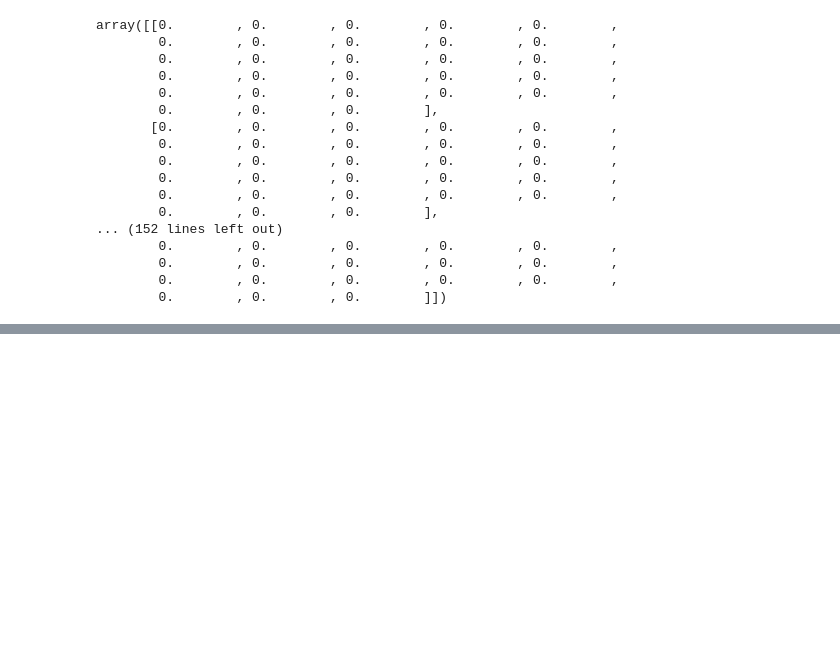
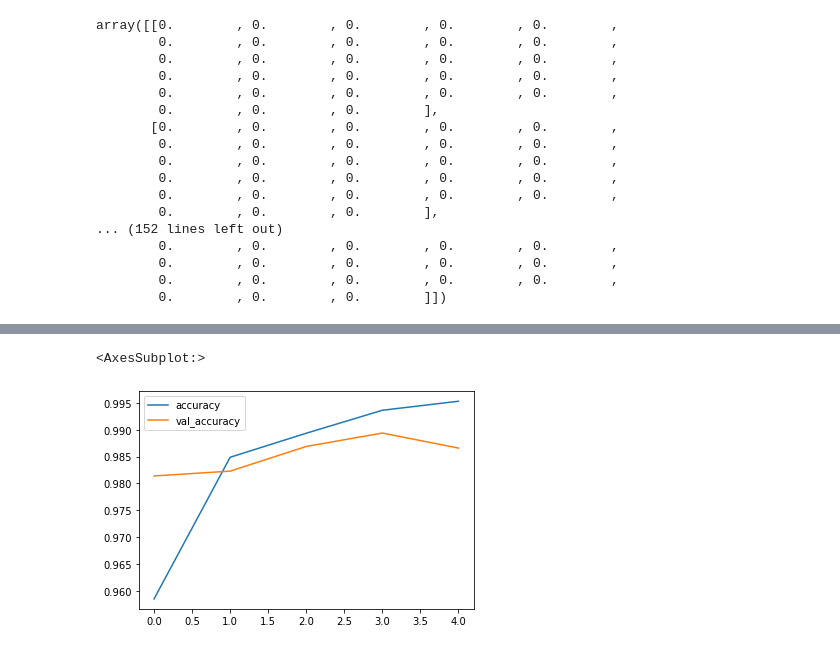
Before and after one commit to gtechzilla/tensorflow_certification, a Jupyter notebook: CNN/mnist.ipynb, the cells around one changed output, grey strips where cells are left out. Cells and saved outputs as stored; diff of their text form; code cells hidden in the pictures; blank space fills up the shorter version.

```diff
--- a/CNN/mnist.ipynb
+++ b/CNN/mnist.ipynb
@@ -95,0 +114,5 @@ Epoch 4/10
+# %%
+metrics[['accuracy','val_accuracy']].plot()
+# %% [output]
+<AxesSubplot:>
+[figure, added]
```
Also changed, not shown: parts of 5 cells of this notebook.
